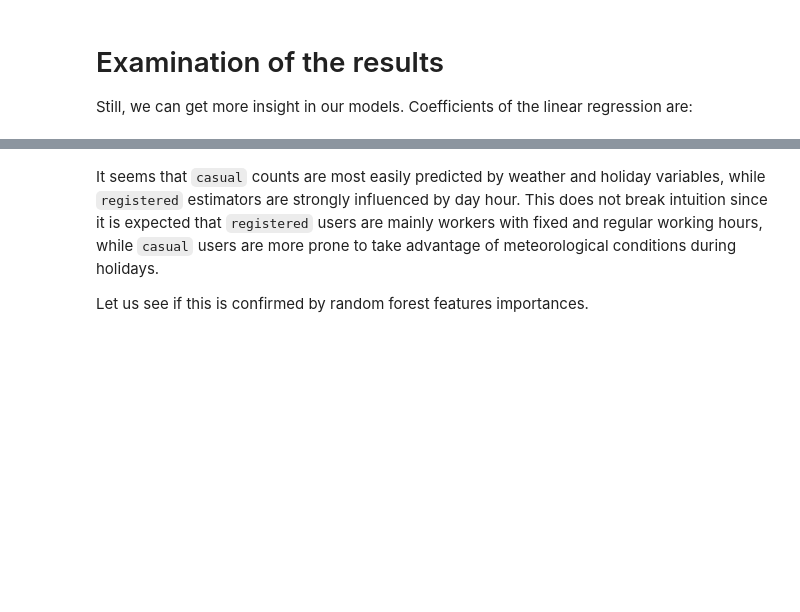
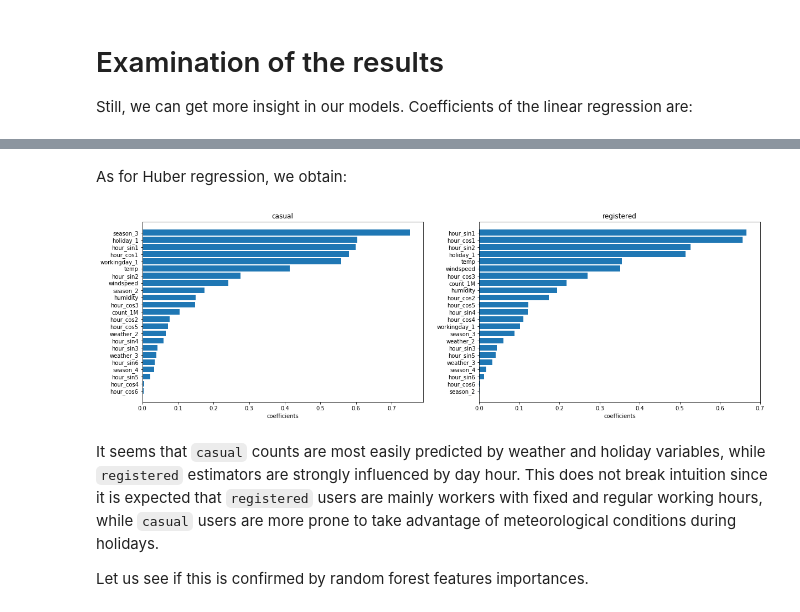
Before and after one commit to Quantmetry/Data-Academy, a Jupyter notebook: 03-machine_learning.ipynb, the cells around one changed output, grey strips where cells are left out. Saved outputs shown, nothing was run; the diff lists cells and outputs as text; code cells hidden in the pictures; blank space fills up the shorter version.

Commit message:
added data files, RMSLE, and Huber Regressor

```diff
--- a/03-machine_learning.ipynb
+++ b/03-machine_learning.ipynb
@@ -96,6 +109,8 @@ def count_score(y_true, y_pred, **kwargs):
         return mean_absolute_error(y_count, y_pred_count)
     elif (metric == 'mse'):
         return mean_squared_error(y_count, y_pred_count)
+    elif (metric == 'msle'):
+        return mean_squared_log_error(y_count, y_pred_count)
     else:
         return r2_score(y_count, y_pred_count)
 # %% [markdown]
@@ -103,5 +118,5 @@ The `make_scorer` factory of `sklearn` allows to directly use our performance me
 # %%
-my_scorer = make_scorer(count_score, metric='r2')
+my_scorer = make_scorer(count_score, metric='msle')
 # %% [markdown]
 # Cross-validation: evaluating simple models
 Linear regressors have no parameters, so that we can simply evaluate them by cross-validation on the testing set.
@@ -132,4 +161,5 @@ Linear regression seems to already captures a large part of the target variance.
 Now that we have evaluated our models on the year 2011, we prepare the final evaluation on year 2012 by fitting our models to the whole training set. The optimization step of random forest requires a single cross-validation step again.
 # %%
 lr.fit(X_train, y_train)
+hr.fit(X_train, y_train)
 rfo.fit(X_train, y_train)
@@ -175,3 +236,21 @@ plt.show()
+# %% [markdown]
+As for Huber regression, we obtain:
+# %%
+coefs_casual = np.abs(hr.named_steps['multioutputregressor'].estimators_[0].coef_)
+coefs_registered = np.abs(hr.named_steps['multioutputregressor'].estimators_[1].coef_)
+coefs_casual = pd.DataFrame(coefs_casual, index=X_train.columns, columns=['coefs']).sort_values('coefs')
+coefs_registered = pd.DataFrame(coefs[1], index=X_train.columns, columns=['coefs']).sort_values('coefs')
+# %%
+fig, ax = plt.subplots(1, 2, figsize=(20,6))
+ax[0].barh(coefs_casual.index, coefs_casual['coefs'])
+ax[1].barh(coefs_registered.index, coefs_registered['coefs'])
+ax[0].set_title('casual')
+ax[1].set_title('registered')
+ax[0].set_xlabel('coefficients')
+ax[1].set_xlabel('coefficients')
+plt.show()
+# %% [output]
+[figure, added]
 # %% [markdown]
 It seems that `casual` counts are most easily predicted by weather and holiday variables, while `registered` estimators are strongly influenced by day hour. This does not break intuition since it is expected that `registered` users are mainly workers with fixed and regular working hours, while `casual` users are more prone to take advantage of meteorological conditions during holidays.
 
```
Also changed, not shown: parts of 18 cells of this notebook, 6 other files.
